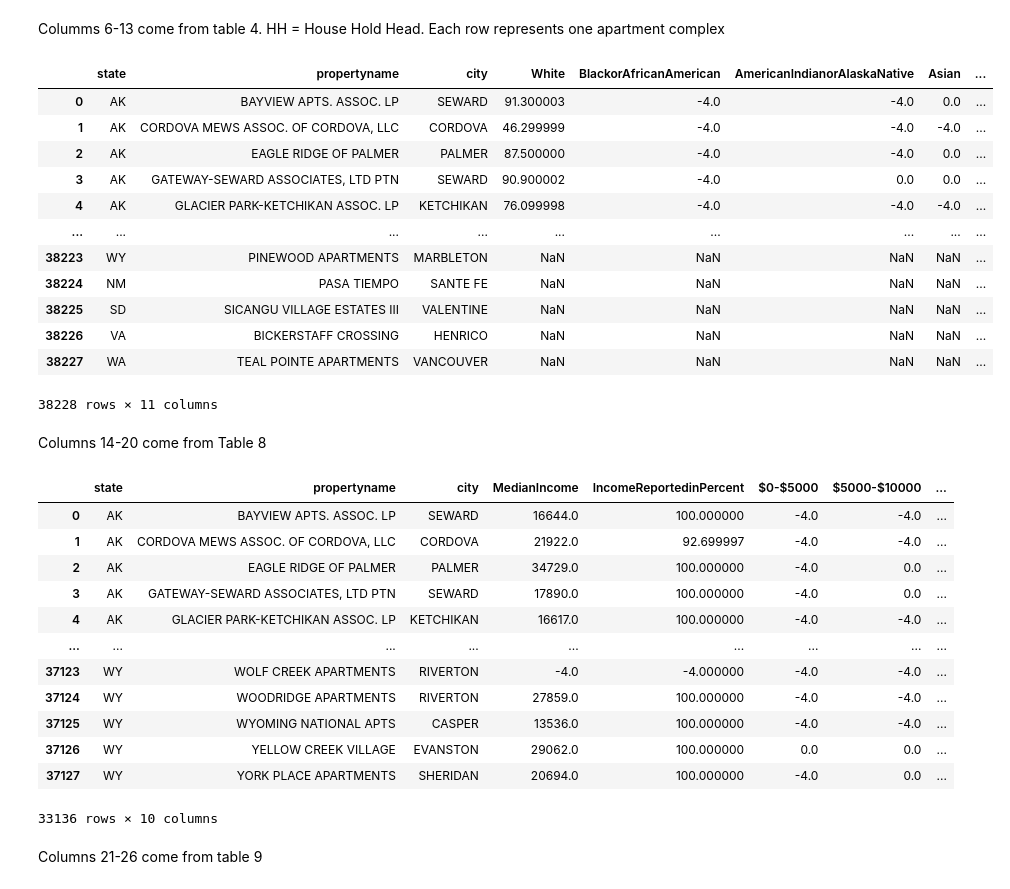
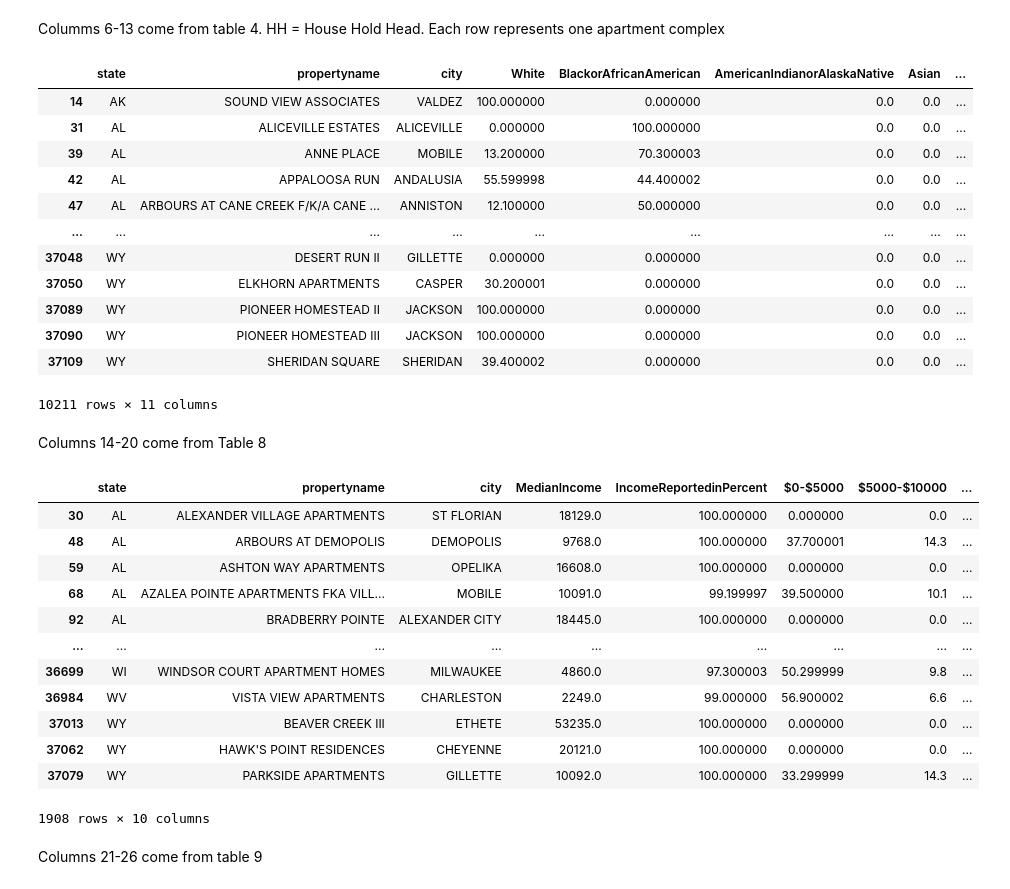
Before and after one commit to bitriagaleonela40-cmd/housing-research, a Jupyter notebook: Housing.ipynb, the cells around one changed output. Cells and saved outputs as stored; diff of their text form; code cells hidden in the pictures.

```diff
--- a/Housing.ipynb
+++ b/Housing.ipynb
@@ -73,38 +73,42 @@ HH = House Hold Head. Each row represents one apartment complex
 # %%
 #Create headofhouse data frame
 headofhouse = housing_df[['state', 'propertyname' ,'city', 'HH_RACE_WHITE_PCT', 'HH_RACE_BLACK_PCT', 'HH_RACE_AMINDALNAT_PCT',
        'HH_RACE_ASIAN_PCT', 'HH_RACE_HAWAIIANPI_PCT', 'HH_RACE_OTHER_PCT',
        'HH_RACE_HISPANIC_PCT', 'HH_RACE_NR_PCT']]
 
 #Renaming variables
 headofhouse = headofhouse.rename(columns={"HH_RACE_WHITE_PCT": "White"})
 headofhouse = headofhouse.rename(columns={"HH_RACE_BLACK_PCT": "BlackorAfricanAmerican"})
 headofhouse = headofhouse.rename(columns={"HH_RACE_AMINDALNAT_PCT": "AmericanIndianorAlaskaNative"})
 headofhouse = headofhouse.rename(columns={"HH_RACE_ASIAN_PCT": "Asian"})
 headofhouse = headofhouse.rename(columns={"HH_RACE_HAWAIIANPI_PCT": "HawaiianorPacificIslander"})
 headofhouse = headofhouse.rename(columns={"HH_RACE_OTHER_PCT": "OtherRace"})
 headofhouse = headofhouse.rename(columns={"HH_RACE_HISPANIC_PCT": "Hispanic"})
 headofhouse = headofhouse.rename(columns={"HH_RACE_NR_PCT": "Non_Reported"})
+
+# Cleaning null values
+for col in ['White', 'BlackorAfricanAmerican', 'AmericanIndianorAlaskaNative', 'Asian', 'HawaiianorPacificIslander', 'OtherRace', 'Hispanic', 'Non_Reported']:
+    headofhouse[col] = headofhouse[col].replace(-4, np.nan)
+
+headofhouse = headofhouse.dropna(axis = 0, how = 'any', subset = None)
+
 headofhouse
 
-#Cleaning null values
-
-
 #Data Visualization
 # %% [output]
 |  | state | propertyname | city | White | BlackorAfricanAmerican | AmericanIndianorAlaskaNative | Asian | ... |
-| 0 | AK | BAYVIEW APTS. ASSOC. LP | SEWARD | 91.300003 | -4.0 | -4.0 | 0.0 | ... |
-| 1 | AK | CORDOVA MEWS ASSOC. OF CORDOVA, LLC | CORDOVA | 46.299999 | -4.0 | -4.0 | -4.0 | ... |
-| 2 | AK | EAGLE RIDGE OF PALMER | PALMER | 87.500000 | -4.0 | -4.0 | 0.0 | ... |
-| 3 | AK | GATEWAY-SEWARD ASSOCIATES, LTD PTN | SEWARD | 90.900002 | -4.0 | 0.0 | 0.0 | ... |
-| 4 | AK | GLACIER PARK-KETCHIKAN ASSOC. LP | KETCHIKAN | 76.099998 | -4.0 | -4.0 | -4.0 | ... |
+| 14 | AK | SOUND VIEW ASSOCIATES | VALDEZ | 100.000000 | 0.000000 | 0.0 | 0.0 | ... |
+| 31 | AL | ALICEVILLE ESTATES | ALICEVILLE | 0.000000 | 100.000000 | 0.0 | 0.0 | ... |
+| 39 | AL | ANNE PLACE | MOBILE | 13.200000 | 70.300003 | 0.0 | 0.0 | ... |
+| 42 | AL | APPALOOSA RUN | ANDALUSIA | 55.599998 | 44.400002 | 0.0 | 0.0 | ... |
+| 47 | AL | ARBOURS AT CANE CREEK F/K/A CANE ... | ANNISTON | 12.100000 | 50.000000 | 0.0 | 0.0 | ... |
 | ... | ... | ... | ... | ... | ... | ... | ... | ... |
-| 38223 | WY | PINEWOOD APARTMENTS | MARBLETON | NaN | NaN | NaN | NaN | ... |
-| 38224 | NM | PASA TIEMPO | SANTE FE | NaN | NaN | NaN | NaN | ... |
-| 38225 | SD | SICANGU VILLAGE ESTATES III | VALENTINE | NaN | NaN | NaN | NaN | ... |
-| 38226 | VA | BICKERSTAFF CROSSING | HENRICO | NaN | NaN | NaN | NaN | ... |
-| 38227 | WA | TEAL POINTE APARTMENTS | VANCOUVER | NaN | NaN | NaN | NaN | ... |
+| 37048 | WY | DESERT RUN II | GILLETTE | 0.000000 | 0.000000 | 0.0 | 0.0 | ... |
+| 37050 | WY | ELKHORN APARTMENTS | CASPER | 30.200001 | 0.000000 | 0.0 | 0.0 | ... |
+| 37089 | WY | PIONEER HOMESTEAD II | JACKSON | 100.000000 | 0.000000 | 0.0 | 0.0 | ... |
+| 37090 | WY | PIONEER HOMESTEAD III | JACKSON | 100.000000 | 0.000000 | 0.0 | 0.0 | ... |
+| 37109 | WY | SHERIDAN SQUARE | SHERIDAN | 39.400002 | 0.000000 | 0.0 | 0.0 | ... |
-38228 rows × 11 columns
+10211 rows × 11 columns
 # %% [markdown]
 Columns 14-20 come from Table 8
 # %%
@@ -121,26 +125,29 @@ household_income = household_income.rename(columns={"UNITS_INC_5K_10K_PCT": "$50
 household_income = household_income.rename(columns={"UNITS_INC_10K_15K_PCT": "$10000-$15000"})
 household_income = household_income.rename(columns={"UNITS_INC_15_20K_PCT": "$15000-$20000"})
 household_income = household_income.rename(columns={"UNITS_INC_GRT_20K_PCT": "$20000+"})
+
+# Cleaning null values
+for col in ['MedianIncome', 'IncomeReportedinPercent', '$0-$5000', '$5000-$10000', '$10000-$15000', '$15000-$20000', '$20000+']:
+    household_income[col] = household_income[col].replace(-4, np.nan)
+
 household_income = household_income.dropna(axis = 0, how = 'any', subset = None)
 household_income
 
-#Cleaning null values
-
 #Data Visualization
 # %% [output]
 |  | state | propertyname | city | MedianIncome | IncomeReportedinPercent | $0-$5000 | $5000-$10000 | ... |
-| 0 | AK | BAYVIEW APTS. ASSOC. LP | SEWARD | 16644.0 | 100.000000 | -4.0 | -4.0 | ... |
-| 1 | AK | CORDOVA MEWS ASSOC. OF CORDOVA, LLC | CORDOVA | 21922.0 | 92.699997 | -4.0 | -4.0 | ... |
-| 2 | AK | EAGLE RIDGE OF PALMER | PALMER | 34729.0 | 100.000000 | -4.0 | 0.0 | ... |
-| 3 | AK | GATEWAY-SEWARD ASSOCIATES, LTD PTN | SEWARD | 17890.0 | 100.000000 | -4.0 | 0.0 | ... |
-| 4 | AK | GLACIER PARK-KETCHIKAN ASSOC. LP | KETCHIKAN | 16617.0 | 100.000000 | -4.0 | -4.0 | ... |
+| 30 | AL | ALEXANDER VILLAGE APARTMENTS | ST FLORIAN | 18129.0 | 100.000000 | 0.000000 | 0.0 | ... |
+| 48 | AL | ARBOURS AT DEMOPOLIS | DEMOPOLIS | 9768.0 | 100.000000 | 37.700001 | 14.3 | ... |
+| 59 | AL | ASHTON WAY APARTMENTS | OPELIKA | 16608.0 | 100.000000 | 0.000000 | 0.0 | ... |
+| 68 | AL | AZALEA POINTE APARTMENTS FKA VILL... | MOBILE | 10091.0 | 99.199997 | 39.500000 | 10.1 | ... |
+| 92 | AL | BRADBERRY POINTE | ALEXANDER CITY | 18445.0 | 100.000000 | 0.000000 | 0.0 | ... |
 | ... | ... | ... | ... | ... | ... | ... | ... | ... |
-| 37123 | WY | WOLF CREEK APARTMENTS | RIVERTON | -4.0 | -4.000000 | -4.0 | -4.0 | ... |
-| 37124 | WY | WOODRIDGE APARTMENTS | RIVERTON | 27859.0 | 100.000000 | -4.0 | -4.0 | ... |
-| 37125 | WY | WYOMING NATIONAL APTS | CASPER | 13536.0 | 100.000000 | -4.0 | -4.0 | ... |
-| 37126 | WY | YELLOW CREEK VILLAGE | EVANSTON | 29062.0 | 100.000000 | 0.0 | 0.0 | ... |
-| 37127 | WY | YORK PLACE APARTMENTS | SHERIDAN | 20694.0 | 100.000000 | -4.0 | 0.0 | ... |
+| 36699 | WI | WINDSOR COURT APARTMENT HOMES | MILWAUKEE | 4860.0 | 97.300003 | 50.299999 | 9.8 | ... |
+| 36984 | WV | VISTA VIEW APARTMENTS | CHARLESTON | 2249.0 | 99.000000 | 56.900002 | 6.6 | ... |
+| 37013 | WY | BEAVER CREEK III | ETHETE | 53235.0 | 100.000000 | 0.000000 | 0.0 | ... |
+| 37062 | WY | HAWK'S POINT RESIDENCES | CHEYENNE | 20121.0 | 100.000000 | 0.000000 | 0.0 | ... |
+| 37079 | WY | PARKSIDE APARTMENTS | GILLETTE | 10092.0 | 100.000000 | 33.299999 | 14.3 | ... |
-33136 rows × 10 columns
+1908 rows × 10 columns
 # %% [markdown]
  Columns 21-26 come from table 9
 # %%
```
Also changed, not shown: parts of 4 cells of this notebook.
